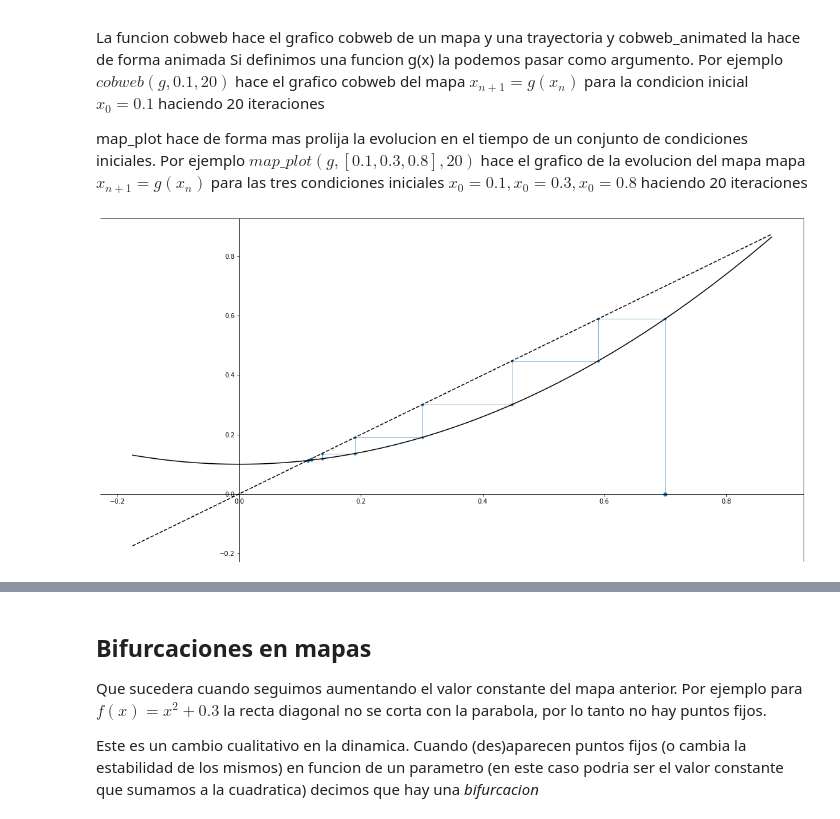
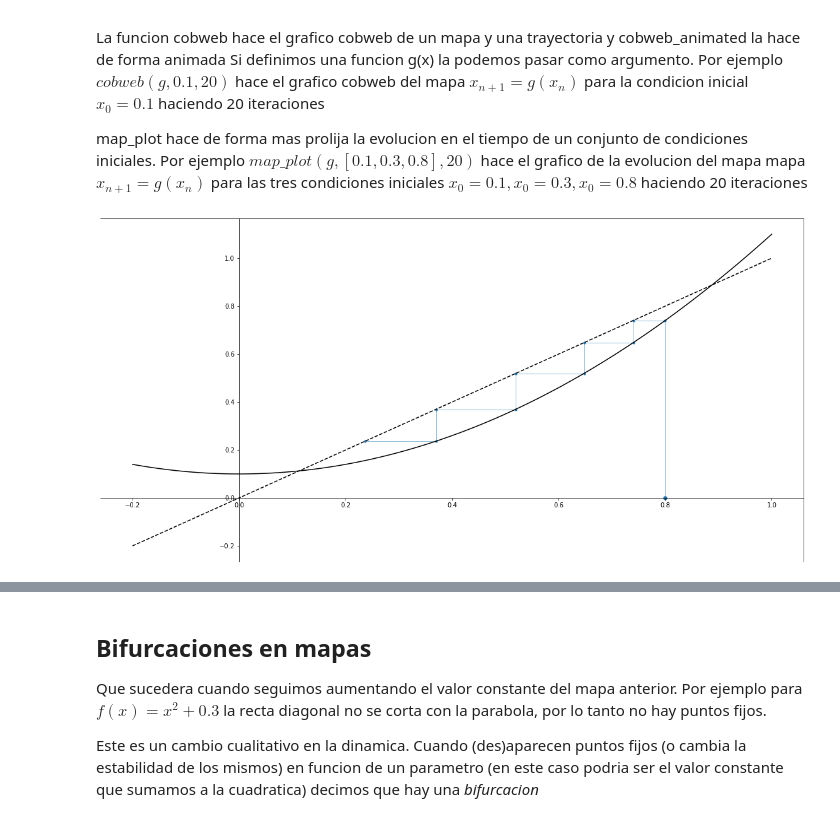
Before and after one commit to meguia/DNL_unq, a Jupyter notebook: DNL_Mapas_parte2.ipynb, the cells around one changed output, grey strips where cells are left out. Saved outputs shown, nothing was run; the diff lists cells and outputs as text; code cells hidden in the pictures.

```diff
--- a/DNL_Mapas_parte2.ipynb
+++ b/DNL_Mapas_parte2.ipynb
@@ -60,7 +107,7 @@ Si definimos una funcion g(x) la podemos pasar como argumento. Por ejemplo $cobw
 
 map_plot hace de forma mas prolija la evolucion en el tiempo de un conjunto de condiciones iniciales. Por ejemplo $map\_plot(g,[0.1, 0.3, 0.8], 20)$ hace el grafico de la evolucion del mapa mapa $x_{n+1}=g(x_{n})$ para las tres condiciones iniciales $x_0=0.1,x_0=0.3,x_0=0.8$ haciendo 20 iteraciones
 # %%
-# para una unica condicion incial en 0.7 y por 20 iteraciones
-cobweb(f2,0.7,20)
+# cobweb del mapa dado por la funcion f2, para una unica condicion incial en 0.7 y por 20 iteraciones
+cobweb(f2,0.8,5)
 # %% [output]
-[figure, old version]
+[figure, new version]
```
Also changed, not shown: parts of 16 cells of this notebook, 3 other files.
